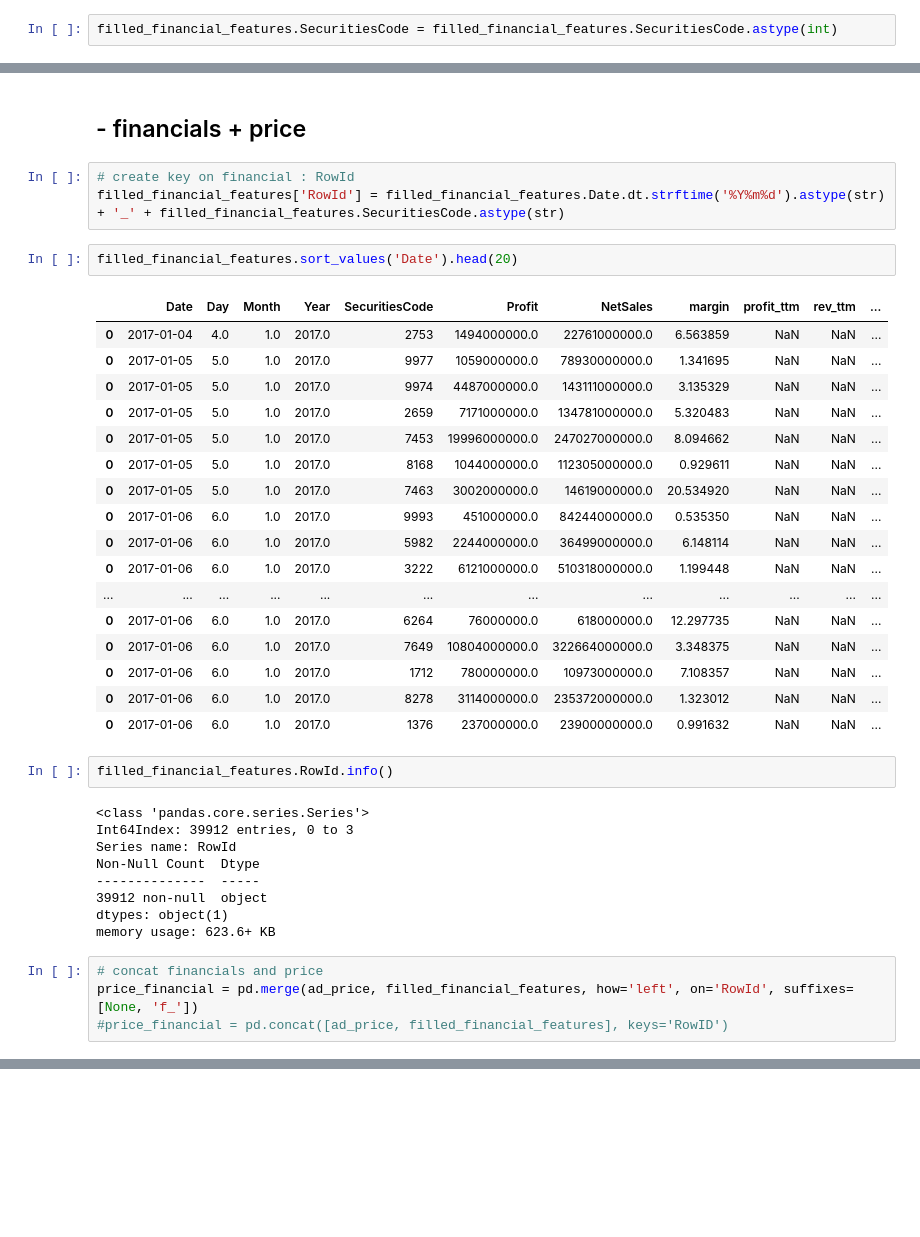
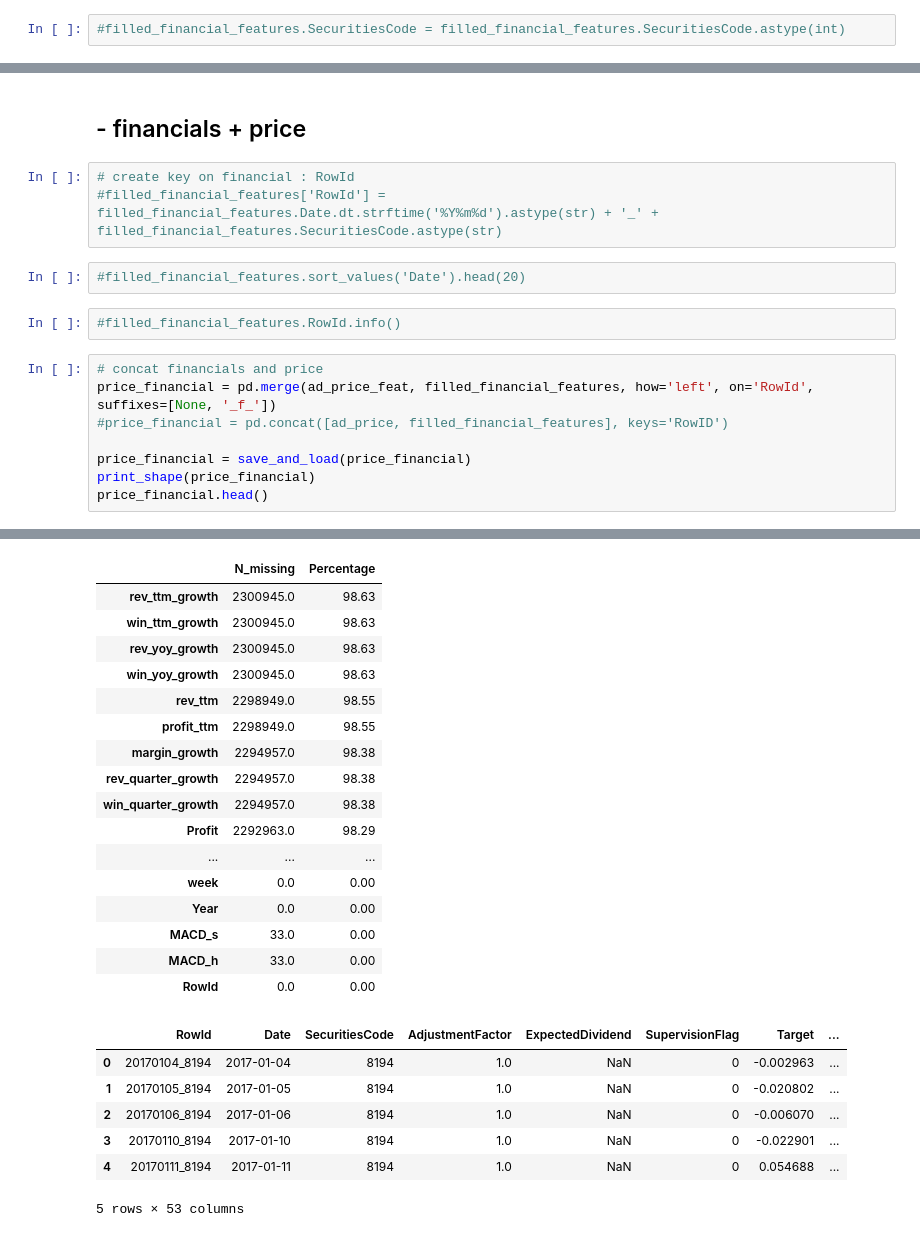
Before and after one commit to valentina-bec/tokyo-stock-exchange, a Jupyter notebook: preprocessing.ipynb, the cells around one changed output, grey strips where cells are left out. Saved outputs shown, nothing was run; the diff lists cells and outputs as text; blank space fills up the shorter version.

```diff
--- a/preprocessing.ipynb
+++ b/preprocessing.ipynb
@@ -280,5 +354,5 @@ margin_growth missing Values: 2000 (5.0%)
 # %%
-filled_financial_features.SecuritiesCode = filled_financial_features.SecuritiesCode.astype(int)
+#filled_financial_features.SecuritiesCode = filled_financial_features.SecuritiesCode.astype(int)
 # %%
 filled_financial_features.head(2)
 # %% [output]
@@ -296,39 +370,17 @@ ad_price.head(2)
 ## - financials + price
 # %%
 # create key on financial : RowId
-filled_financial_features['RowId'] = filled_financial_features.Date.dt.strftime('%Y%m%d').astype(str) + '_' + filled_financial_features.SecuritiesCode.astype(str)
+#filled_financial_features['RowId'] = filled_financial_features.Date.dt.strftime('%Y%m%d').astype(str) + '_' + filled_financial_features.SecuritiesCode.astype(str)
 # %%
-filled_financial_features.sort_values('Date').head(20)
+#filled_financial_features.sort_values('Date').head(20)
-# %% [output]
-|  | Date | Day | Month | Year | SecuritiesCode | Profit | NetSales | margin | profit_ttm | rev_ttm | ... |
-| 0 | 2017-01-04 | 4.0 | 1.0 | 2017.0 | 2753 | 1494000000.0 | 22761000000.0 | 6.563859 | NaN | NaN | ... |
-| 0 | 2017-01-05 | 5.0 | 1.0 | 2017.0 | 9977 | 1059000000.0 | 78930000000.0 | 1.341695 | NaN | NaN | ... |
-| 0 | 2017-01-05 | 5.0 | 1.0 | 2017.0 | 9974 | 4487000000.0 | 143111000000.0 | 3.135329 | NaN | NaN | ... |
-| 0 | 2017-01-05 | 5.0 | 1.0 | 2017.0 | 2659 | 7171000000.0 | 134781000000.0 | 5.320483 | NaN | NaN | ... |
-| 0 | 2017-01-05 | 5.0 | 1.0 | 2017.0 | 7453 | 19996000000.0 | 247027000000.0 | 8.094662 | NaN | NaN | ... |
-| 0 | 2017-01-05 | 5.0 | 1.0 | 2017.0 | 8168 | 1044000000.0 | 112305000000.0 | 0.929611 | NaN | NaN | ... |
-| 0 | 2017-01-05 | 5.0 | 1.0 | 2017.0 | 7463 | 3002000000.0 | 14619000000.0 | 20.534920 | NaN | NaN | ... |
-| 0 | 2017-01-06 | 6.0 | 1.0 | 2017.0 | 9993 | 451000000.0 | 84244000000.0 | 0.535350 | NaN | NaN | ... |
-| 0 | 2017-01-06 | 6.0 | 1.0 | 2017.0 | 5982 | 2244000000.0 | 36499000000.0 | 6.148114 | NaN | NaN | ... |
-| 0 | 2017-01-06 | 6.0 | 1.0 | 2017.0 | 3222 | 6121000000.0 | 510318000000.0 | 1.199448 | NaN | NaN | ... |
-| ... | ... | ... | ... | ... | ... | ... | ... | ... | ... | ... | ... |
-| 0 | 2017-01-06 | 6.0 | 1.0 | 2017.0 | 6264 | 76000000.0 | 618000000.0 | 12.297735 | NaN | NaN | ... |
-| 0 | 2017-01-06 | 6.0 | 1.0 | 2017.0 | 7649 | 10804000000.0 | 322664000000.0 | 3.348375 | NaN | NaN | ... |
-| 0 | 2017-01-06 | 6.0 | 1.0 | 2017.0 | 1712 | 780000000.0 | 10973000000.0 | 7.108357 | NaN | NaN | ... |
-| 0 | 2017-01-06 | 6.0 | 1.0 | 2017.0 | 8278 | 3114000000.0 | 235372000000.0 | 1.323012 | NaN | NaN | ... |
-| 0 | 2017-01-06 | 6.0 | 1.0 | 2017.0 | 1376 | 237000000.0 | 23900000000.0 | 0.991632 | NaN | NaN | ... |
 # %%
-filled_financial_features.RowId.info()
+#filled_financial_features.RowId.info()
-# %% [output]
-<class 'pandas.core.series.Series'>
-Int64Index: 39912 entries, 0 to 3
-Series name: RowId
-Non-Null Count  Dtype
---------------  -----
-39912 non-null  object
-dtypes: object(1)
-memory usage: 623.6+ KB
 # %%
 # concat financials and price
-price_financial = pd.merge(ad_price, filled_financial_features, how='left', on='RowId', suffixes=[None, 'f_'])
+price_financial = pd.merge(ad_price_feat, filled_financial_features, how='left', on='RowId', suffixes=[None, '_f_'])
 #price_financial = pd.concat([ad_price, filled_financial_features], keys='RowID')
+
+price_financial = save_and_load(price_financial)
+print_shape(price_financial)
+price_financial.head()
+# %% [output]
@@ -334,0 +406,24 @@ price_financial = pd.merge(ad_price, filled_financial_features, how='left', on='
+|  | N_missing | Percentage |
+| rev_ttm_growth | 2300945.0 | 98.63 |
+| win_ttm_growth | 2300945.0 | 98.63 |
+| rev_yoy_growth | 2300945.0 | 98.63 |
+| win_yoy_growth | 2300945.0 | 98.63 |
+| rev_ttm | 2298949.0 | 98.55 |
+| profit_ttm | 2298949.0 | 98.55 |
+| margin_growth | 2294957.0 | 98.38 |
+| rev_quarter_growth | 2294957.0 | 98.38 |
+| win_quarter_growth | 2294957.0 | 98.38 |
+| Profit | 2292963.0 | 98.29 |
+| ... | ... | ... |
+| week | 0.0 | 0.00 |
+| Year | 0.0 | 0.00 |
+| MACD_s | 33.0 | 0.00 |
+| MACD_h | 33.0 | 0.00 |
+| RowId | 0.0 | 0.00 |
+|  | RowId | Date | SecuritiesCode | AdjustmentFactor | ExpectedDividend | SupervisionFlag | Target | ... |
+| 0 | 20170104_8194 | 2017-01-04 | 8194 | 1.0 | NaN | 0 | -0.002963 | ... |
+| 1 | 20170105_8194 | 2017-01-05 | 8194 | 1.0 | NaN | 0 | -0.020802 | ... |
+| 2 | 20170106_8194 | 2017-01-06 | 8194 | 1.0 | NaN | 0 | -0.006070 | ... |
+| 3 | 20170110_8194 | 2017-01-10 | 8194 | 1.0 | NaN | 0 | -0.022901 | ... |
+| 4 | 20170111_8194 | 2017-01-11 | 8194 | 1.0 | NaN | 0 | 0.054688 | ... |
+5 rows × 53 columns
```
Also changed, not shown: parts of 36 cells of this notebook, 1 other file.
